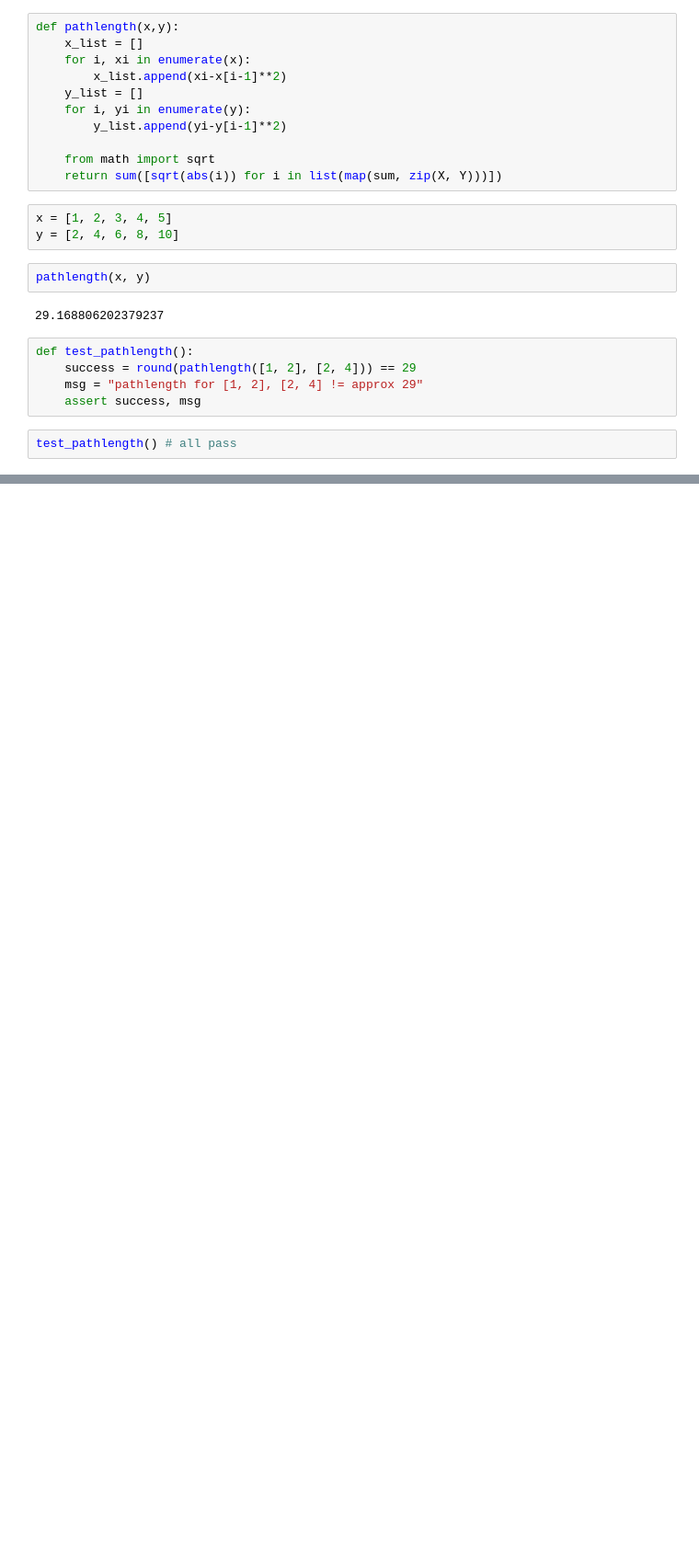
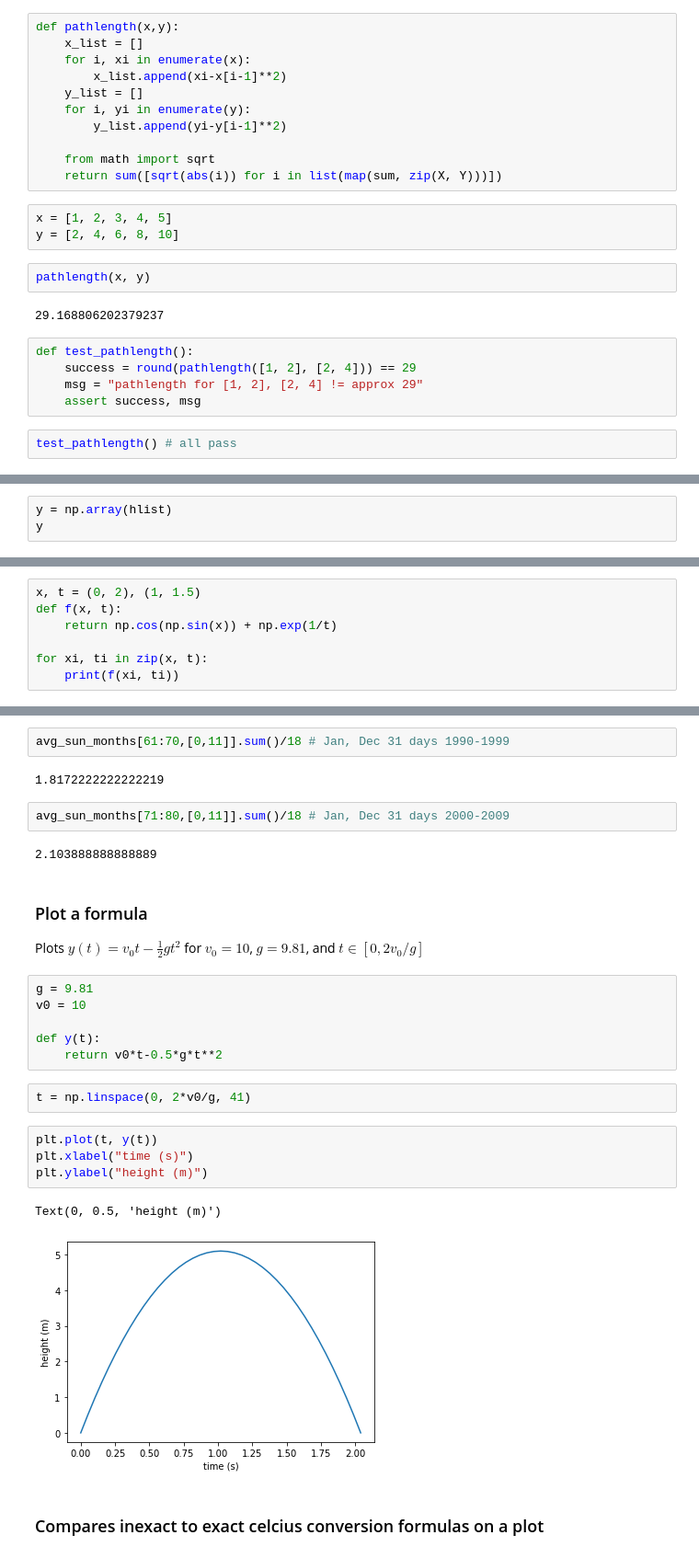
Before and after one commit to kayfay/scientific_programming_python, a Jupyter notebook: science_notebook.ipynb, the cells around one changed output, grey strips where cells are left out. Shown: that part at 92% size. Drawn from its saved outputs; the diff is of its cells as text; blank space fills up the shorter version.

```diff
--- a/science_notebook.ipynb
+++ b/science_notebook.ipynb
@@ -1100,0 +1150,3 @@ test_pathlength() # all pass
+# %%
+y = np.array(hlist)
+y
@@ -1100,0 +1205,7 @@ test_pathlength() # all pass
+# %%
+x, t = (0, 2), (1, 1.5)
+def f(x, t):
+    return np.cos(np.sin(x)) + np.exp(1/t)
+
+for xi, ti in zip(x, t):
+    print(f(xi, ti))
@@ -1100,0 +1395,28 @@ test_pathlength() # all pass
+# %%
+avg_sun_months[61:70,[0,11]].sum()/18 # Jan, Dec 31 days 1990-1999
+# %% [output]
+1.8172222222222219
+# %%
+avg_sun_months[71:80,[0,11]].sum()/18 # Jan, Dec 31 days 2000-2009
+# %% [output]
+2.103888888888889
+# %% [markdown]
+### Plot a formula
+Plots $y(t) = v_0t-\frac{1}{2}gt^2$ for $v_0=10$, $g=9.81$, and $t\in[0,2v_0/g]$
+# %%
+g = 9.81
+v0 = 10
+
+def y(t):
+    return v0*t-0.5*g*t**2
+# %%
+t = np.linspace(0, 2*v0/g, 41)
+# %%
+plt.plot(t, y(t))
+plt.xlabel("time (s)")
+plt.ylabel("height (m)")
+# %% [output]
+Text(0, 0.5, 'height (m)')
+[figure, added]
+# %% [markdown]
+### Compares inexact to exact celcius conversion formulas on a plot
```
Also changed, not shown: parts of 55 cells of this notebook, 5 other files.
